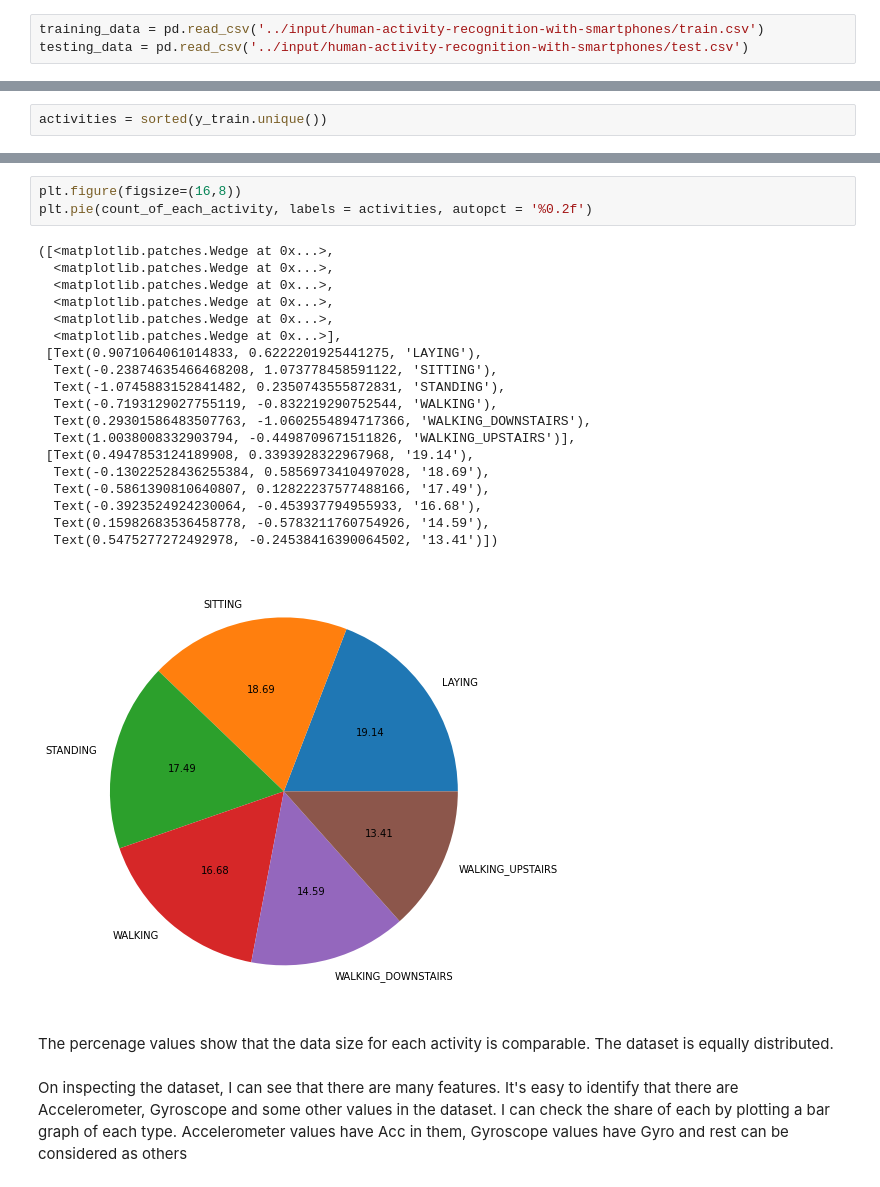
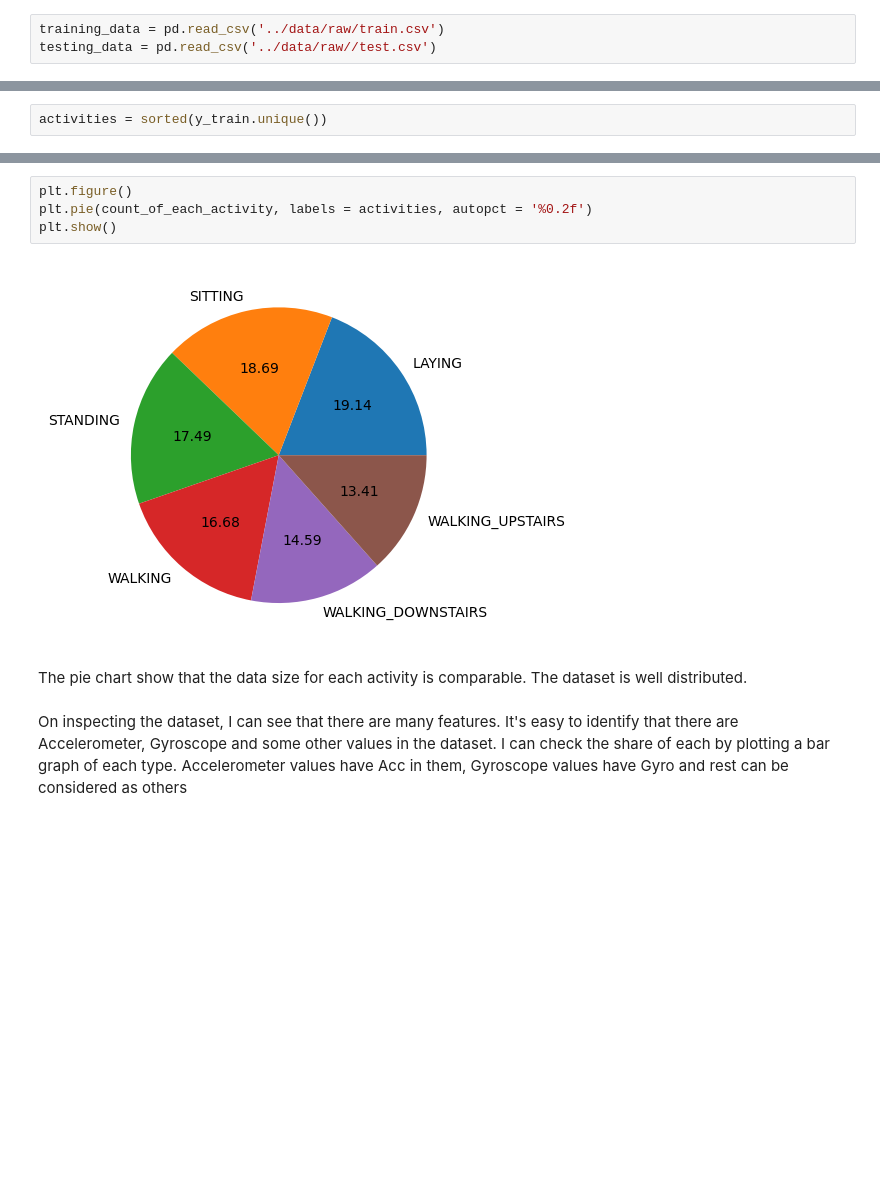
Before and after one commit to Mohammad-Shiblu/Human-activity-recognition-using-classical-ML, a Jupyter notebook: notebooks/human_activity_recognition_with_classical_ML.ipynb, the cells around one changed output, grey strips where cells are left out. Drawn from its saved outputs; the diff is of its cells as text; blank space fills up the shorter version.

```diff
--- a/notebooks/human_activity_recognition_with_classical_ML.ipynb
+++ b/notebooks/human_activity_recognition_with_classical_ML.ipynb
@@ -20,8 +24,8 @@ from sklearn.metrics import accuracy_score
 # %% [markdown]
 ## Understand the data
 # %%
-training_data = pd.read_csv('../input/human-activity-recognition-with-smartphones/train.csv')
-testing_data = pd.read_csv('../input/human-activity-recognition-with-smartphones/test.csv')
+training_data = pd.read_csv('../data/raw/train.csv')
+testing_data = pd.read_csv('../data/raw//test.csv')
 # %%
 training_data.head()
 # %% [output]
@@ -81,28 +81,11 @@ plt.yticks(rotation=45,fontsize=12)
 # %%
-plt.figure(figsize=(16,8))
+plt.figure()
 plt.pie(count_of_each_activity, labels = activities, autopct = '%0.2f')
+plt.show()
 # %% [output]
-([<matplotlib.patches.Wedge at 0x...>,
-  <matplotlib.patches.Wedge at 0x...>,
-  <matplotlib.patches.Wedge at 0x...>,
-  <matplotlib.patches.Wedge at 0x...>,
-  <matplotlib.patches.Wedge at 0x...>,
-  <matplotlib.patches.Wedge at 0x...>],
- [Text(0.9071064061014833, 0.6222201925441275, 'LAYING'),
-  Text(-0.23874635466468208, 1.073778458591122, 'SITTING'),
-  Text(-1.0745883152841482, 0.2350743555872831, 'STANDING'),
-  Text(-0.7193129027755119, -0.832219290752544, 'WALKING'),
-  Text(0.29301586483507763, -1.0602554894717366, 'WALKING_DOWNSTAIRS'),
-  Text(1.0038008332903794, -0.4498709671511826, 'WALKING_UPSTAIRS')],
- [Text(0.4947853124189908, 0.3393928322967968, '19.14'),
-  Text(-0.13022528436255384, 0.5856973410497028, '18.69'),
-  Text(-0.5861390810640807, 0.12822237577488166, '17.49'),
-  Text(-0.3923524924230064, -0.453937794955933, '16.68'),
-  Text(0.15982683536458778, -0.5783211760754926, '14.59'),
-  Text(0.5475277272492978, -0.24538416390064502, '13.41')])
-[figure, old version]
+[figure, new version]
 # %% [markdown]
-The percenage values show that the data size for each activity is comparable. The dataset is equally distributed.
+The pie chart show that the data size for each activity is comparable. The dataset is well distributed.
 # %% [markdown]
 On inspecting the dataset, I can see that there are many features. It's easy to identify that there are Accelerometer, Gyroscope and some other values in the dataset. I can check the share of each by plotting a bar graph of each type. Accelerometer values have Acc in them, Gyroscope values have Gyro and rest can be considered as others
 # %%
```
Also changed, not shown: parts of 7 cells of this notebook, 2 other files.
